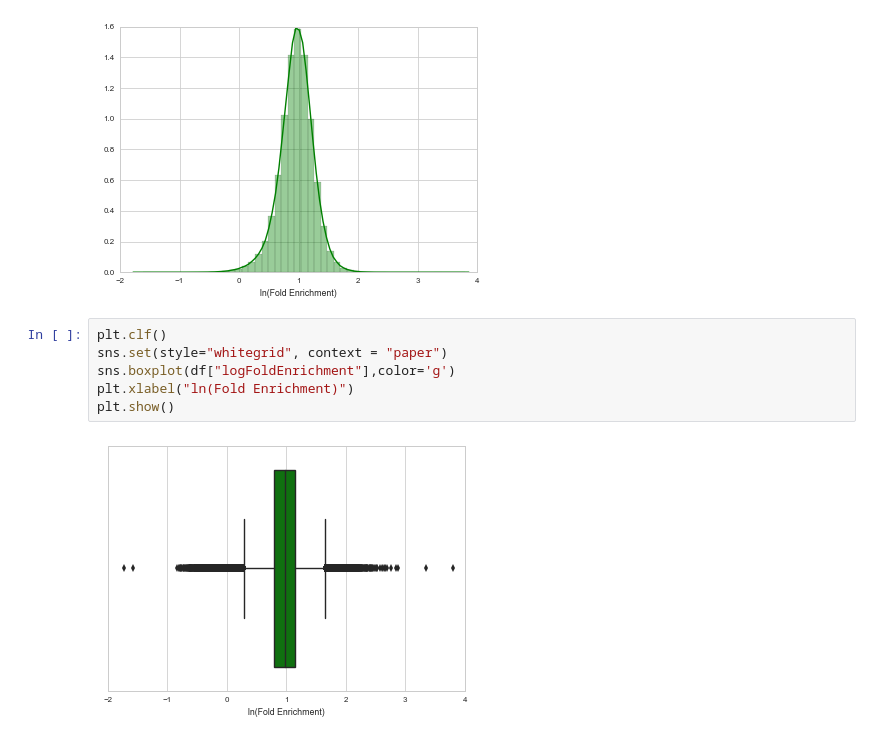
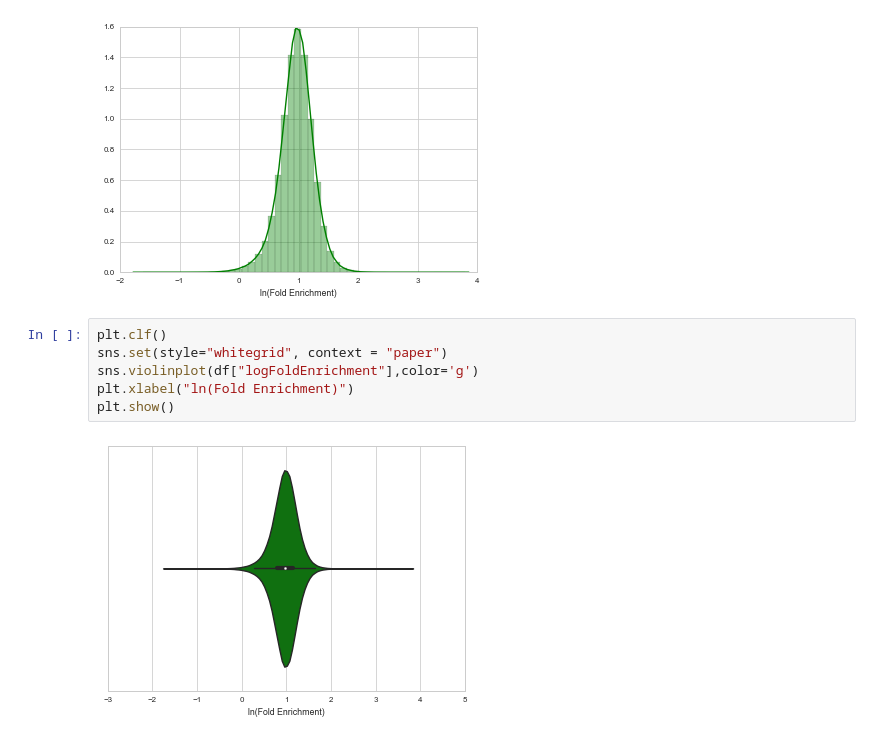
Before and after one commit to ethanagb/STARRseq-Analysis, a Jupyter notebook: enhancerSeq/peakCalling/ThresholdBinMerging.ipynb, the cells around one changed output. Drawn from its saved outputs; the diff is of its cells as text.

```diff
--- a/enhancerSeq/peakCalling/ThresholdBinMerging.ipynb
+++ b/enhancerSeq/peakCalling/ThresholdBinMerging.ipynb
@@ -72,8 +72,8 @@ plt.show()
 # %%
 plt.clf()
 sns.set(style="whitegrid", context = "paper")
-sns.boxplot(df["logFoldEnrichment"],color='g')
+sns.violinplot(df["logFoldEnrichment"],color='g')
 plt.xlabel("ln(Fold Enrichment)")
 plt.show()
 # %% [output]
-[figure, old version]
+[figure, new version]
```
Also changed, not shown: parts of 5 cells of this notebook.
